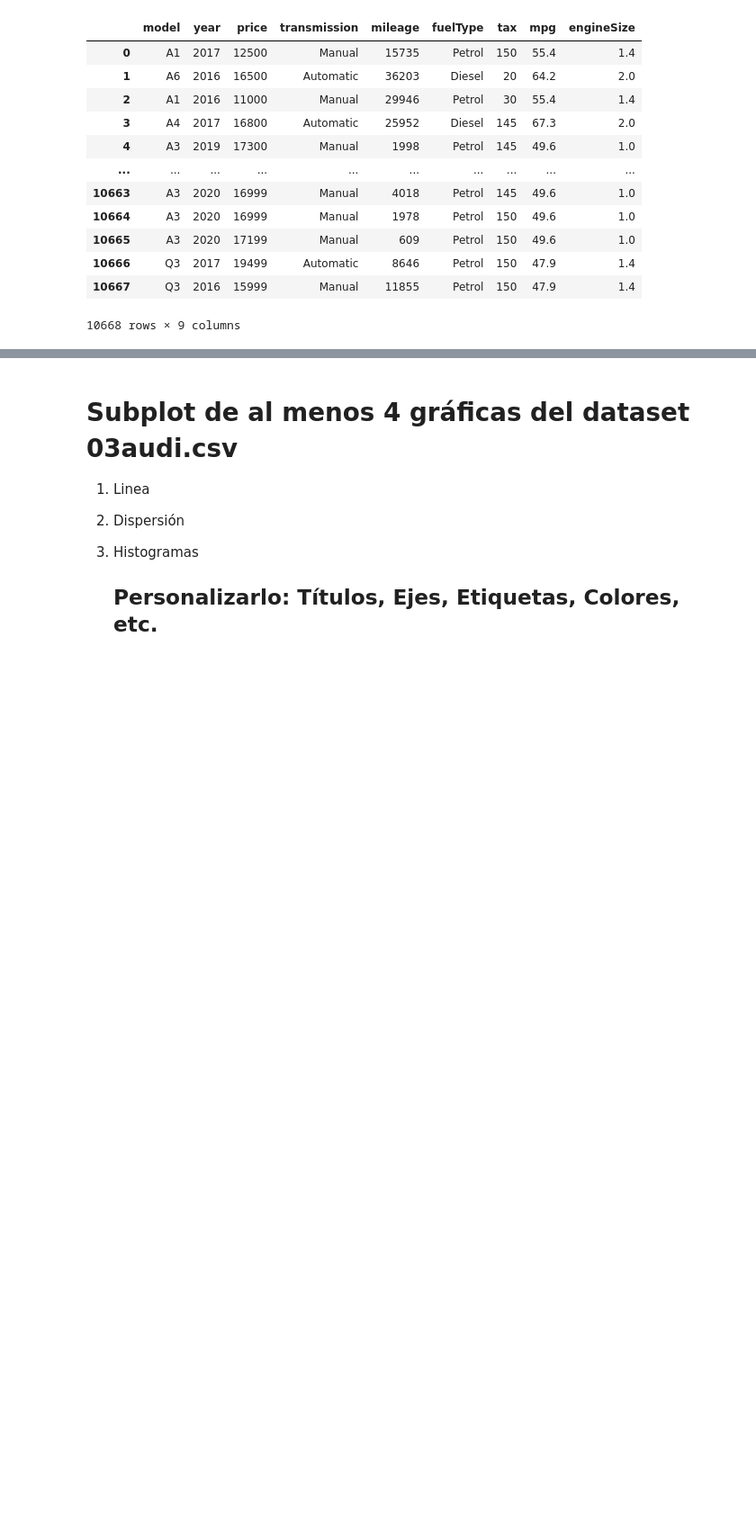
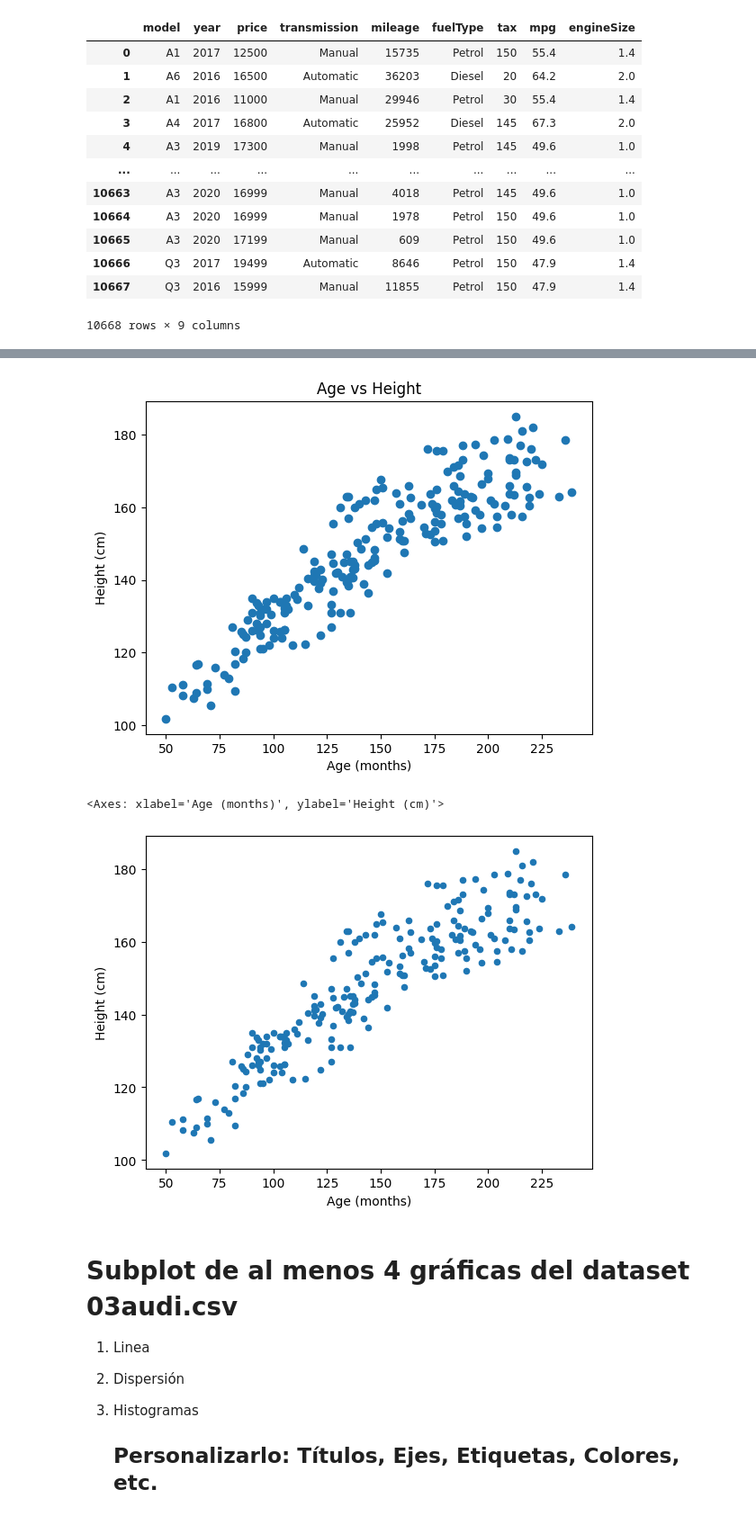
Before and after one commit to andreablass/pythonCamp, a Jupyter notebook: Modulo 1/04 Graficación/M1S4_Visualización_de_datos.ipynb, the cells around one changed output, grey strips where cells are left out. Shown at 90% size. Drawn from its saved outputs; the diff is of its cells as text; code cells hidden in the pictures; blank space fills up the shorter version.

```diff
--- a/Modulo 1/04 Graficación/M1S4_Visualización_de_datos.ipynb
+++ b/Modulo 1/04 Graficación/M1S4_Visualización_de_datos.ipynb
@@ -272,3 +272,6 @@ df1
 | 10666 | Q3 | 2017 | 19499 | Automatic | 8646 | Petrol | 150 | 47.9 | 1.4 |
 | 10667 | Q3 | 2016 | 15999 | Manual | 11855 | Petrol | 150 | 47.9 | 1.4 |
 10668 rows × 9 columns
+# %%
+df2  = pd.read_csv('/Users/andreblass/Documents/Python/Ucamp/Modulo 1/03 Jugando con pandas/BMI_IOS_SCD_Asthma.csv')
+df2
@@ -283,3 +300,16 @@ plt.show()
+# %%
+plt.scatter(df2['Age (months)'], df2['Height (cm)'])
+plt.title('Age vs Height')
+plt.xlabel('Age (months)')
+plt.ylabel('Height (cm)')
+plt.show()
+
+#Otra manera de hacerlo
+df2.plot(x = 'Age (months)', y = 'Height (cm)', kind = 'scatter' )
+# %% [output]
+[figure, added]
+<Axes: xlabel='Age (months)', ylabel='Height (cm)'>
+[figure, added]
 # %% [markdown]
 # Subplot de al menos 4 gráficas del dataset 03audi.csv
 1. Linea
```
Also changed, not shown: parts of 8 cells of this notebook, 1 other file.
